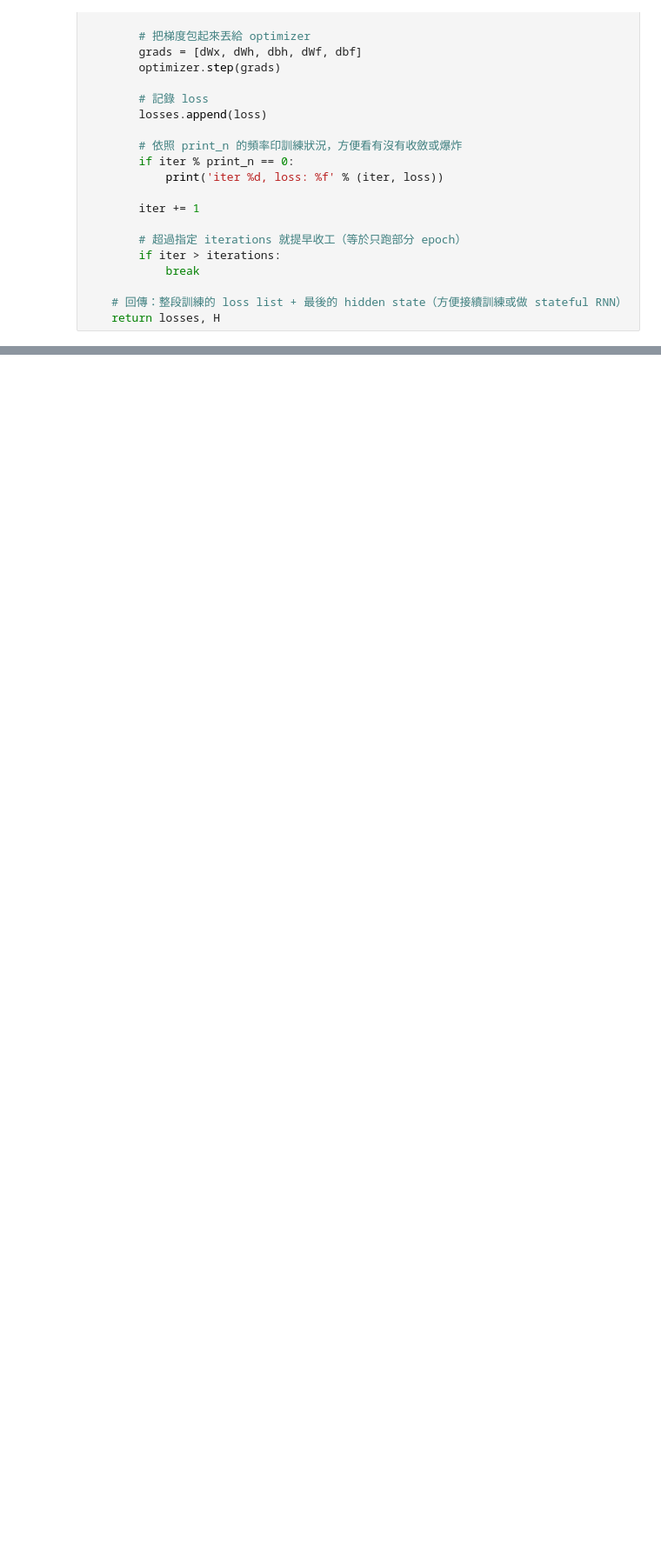
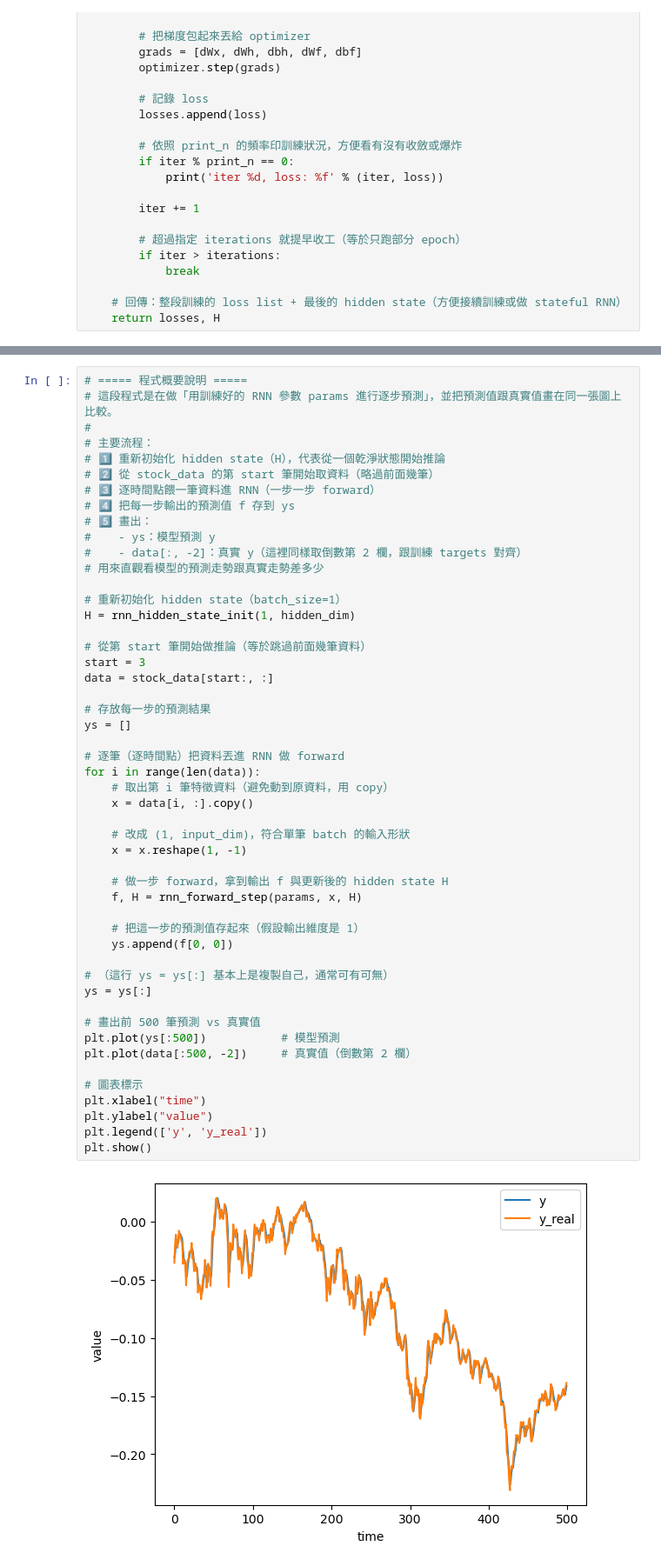
Before and after one commit to billy1125/Machine-Learning, a Jupyter notebook: RNN.ipynb, the cells around one changed output, grey strips where cells are left out. Shown at 87% size. Drawn from its saved outputs; the diff is of its cells as text; blank space fills up the shorter version.

```diff
--- a/RNN.ipynb
+++ b/RNN.ipynb
@@ -1006,0 +1696,52 @@ Gradient Norm: 2.600734118282368
+# %%
+# ===== 程式概要說明 =====
+# 這段程式是在做「用訓練好的 RNN 參數 params 進行逐步預測」，並把預測值跟真實值畫在同一張圖上比較。
+#
+# 主要流程：
+# 1️⃣ 重新初始化 hidden state（H），代表從一個乾淨狀態開始推論
+# 2️⃣ 從 stock_data 的第 start 筆開始取資料（略過前面幾筆）
+# 3️⃣ 逐時間點餵一筆資料進 RNN（一步一步 forward）
+# 4️⃣ 把每一步輸出的預測值 f 存到 ys
+# 5️⃣ 畫出：
+#    - ys：模型預測 y
+#    - data[:, -2]：真實 y（這裡同樣取倒數第 2 欄，跟訓練 targets 對齊）
+# 用來直觀看模型的預測走勢跟真實走勢差多少
+
+# 重新初始化 hidden state（batch_size=1）
+H = rnn_hidden_state_init(1, hidden_dim)
+
+# 從第 start 筆開始做推論（等於跳過前面幾筆資料）
+start = 3
+data = stock_data[start:, :]
+
+# 存放每一步的預測結果
+ys = []
+
+# 逐筆（逐時間點）把資料丟進 RNN 做 forward
+for i in range(len(data)):
+    # 取出第 i 筆特徵資料（避免動到原資料，用 copy）
+    x = data[i, :].copy()
+
+    # 改成 (1, input_dim)，符合單筆 batch 的輸入形狀
+    x = x.reshape(1, -1)
+
+    # 做一步 forward，拿到輸出 f 與更新後的 hidden state H
+    f, H = rnn_forward_step(params, x, H)
+
+    # 把這一步的預測值存起來（假設輸出維度是 1）
+    ys.append(f[0, 0])
+
+# （這行 ys = ys[:] 基本上是複製自己，通常可有可無）
+ys = ys[:]
+
+# 畫出前 500 筆預測 vs 真實值
+plt.plot(ys[:500])           # 模型預測
+plt.plot(data[:500, -2])     # 真實值（倒數第 2 欄）
+
+# 圖表標示
+plt.xlabel("time")
+plt.ylabel("value")
+plt.legend(['y', 'y_real'])
+plt.show()
+# %% [output]
+[figure, added]
```
Also changed, not shown: parts of 29 cells of this notebook, 2 other files.
